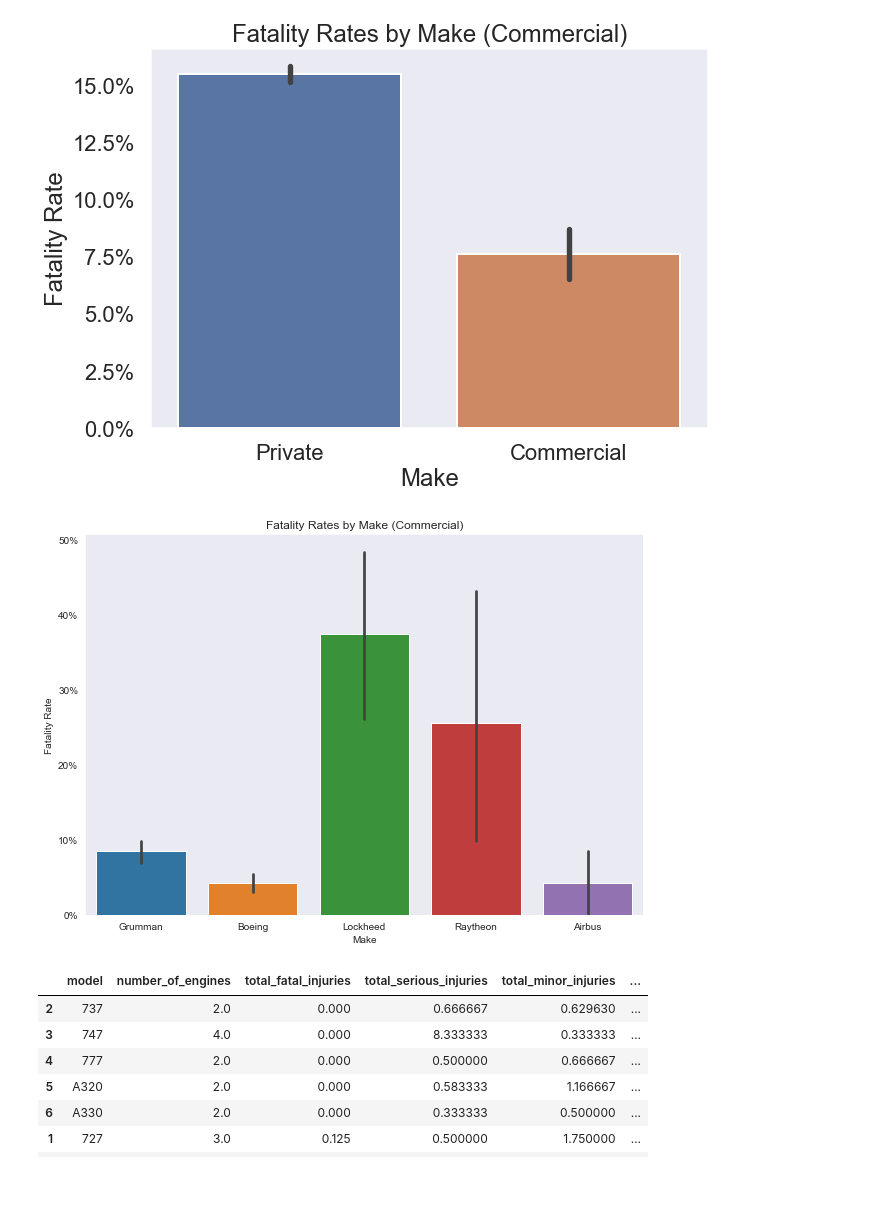
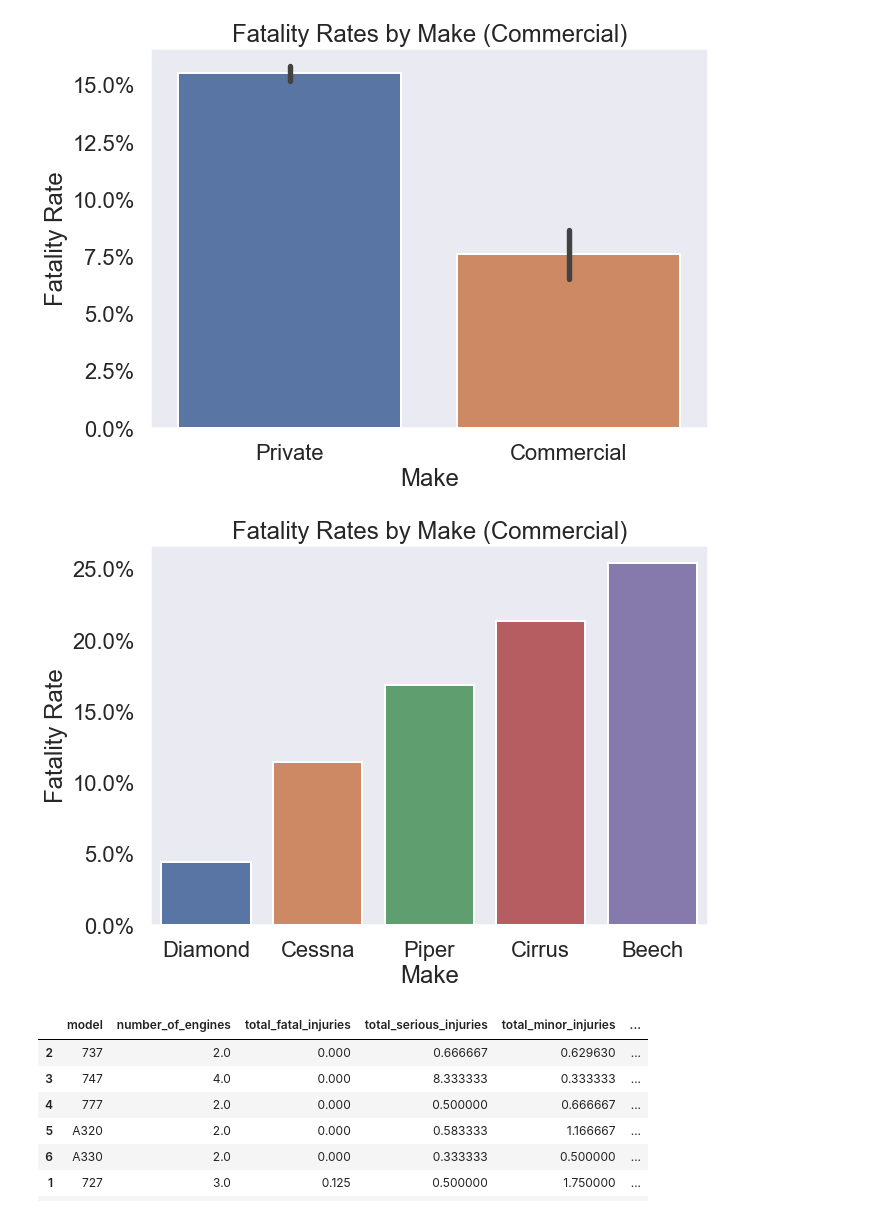
Before and after one commit to jamesleemeredith/aircraft-risk-analysis, a Jupyter notebook: code_package/eda_notebook.ipynb, the cells around one changed output. Drawn from its saved outputs; the diff is of its cells as text; code cells hidden in the pictures; blank space fills up the shorter version.

```diff
--- a/code_package/eda_notebook.ipynb
+++ b/code_package/eda_notebook.ipynb
@@ -298,7 +298,8 @@ df[top_makes_filter & (df['use_category'] == 'Private')]['make'].value_counts().
 # %%
 # Separate out the plot by make
 fig, ax = plt.subplots(figsize=(10, 6))
-data = df[top_makes_filter  & (df['use_category'] == 'Private')].sort_values(by='fatality_rate')
+private_makes_filter = top_makes_filter  & (df['use_category'] == 'Private')
+data = df[private_makes_filter].groupby('make').mean().reset_index().sort_values(by='fatality_rate')
 sns.barplot(data=data,
             x='make',
             y='fatality_rate',
@@ -358,19 +377,20 @@ ax.yaxis.set_major_formatter(mtick.PercentFormatter(xmax=1.0, decimals=None))
 # %%
 # Separate out the plot by make
 fig, ax = plt.subplots(figsize=(10, 7))
-data = df[top_makes_filter & (df['use_category'] == 'Commercial')]
+commercial_makes_filter = top_makes_filter  & (df['use_category'] == 'Commercial')
+data = df[private_makes_filter].groupby('make').mean().reset_index().sort_values(by='fatality_rate')
 sns.barplot(data=data,
             x='make',
             y='fatality_rate',
             ax=ax,
            )
 sns.set_style("dark")
 ax.set_title('Fatality Rates by Make (Commercial)')
 ax.set_ylabel('Fatality Rate')
 ax.set_xlabel('Make')
 ax.yaxis.set_major_formatter(mtick.PercentFormatter(xmax=1.0, decimals=None))
 # %% [output]
-[figure, old version]
+[figure, new version]
 # %%
 df_filter = top_models_filter & (df['use_category'] == 'Commercial')
 df[df_filter].groupby('model').mean().reset_index().sort_values(by='fatality_rate')
```
Also changed, not shown: parts of 4 cells of this notebook, 6 other files.
